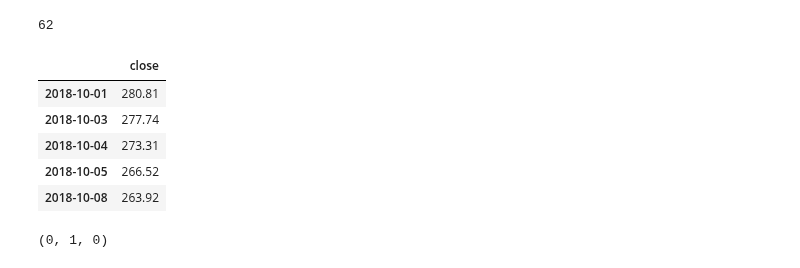
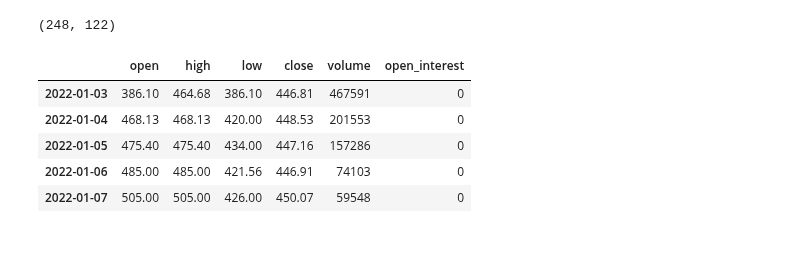
Before and after one commit to pagar22/laxmi-chit-fund, a Jupyter notebook: notebooks/arima.ipynb, the cells around one changed output. Saved outputs shown, nothing was run; the diff lists cells and outputs as text; code cells hidden in the pictures.

```diff
--- a/notebooks/arima.ipynb
+++ b/notebooks/arima.ipynb
@@ -18,33 +19,31 @@ from statsmodels.tsa.arima.model import ARIMA
 from sklearn.metrics import mean_absolute_error, mean_squared_error
 # %%
 exchange_token = "10939" # Nippon India ETF Nifty Next 50 Junior BeES
-quarter_end = "2019-03-31"
-quarter_start = "2019-01-01"
-one_year_rolling = (pd.to_datetime(quarter_start) - pd.DateOffset(months=3)).strftime("%Y-%m-%d")
-one_year_rolling
+quarter_end = "2023-06-30"
+quarter_start = "2023-01-01"
+quarter_prev = (pd.to_datetime(quarter_start) - pd.DateOffset(years=1)).strftime("%Y-%m-%d")
+quarter_prev
 
-params = {"start_date": one_year_rolling , "end_date": quarter_start}
+params = {"start_date": quarter_prev , "end_date": quarter_start}
 candles = requests.get(f"{BASE_URL}/tickers/{exchange_token}/candles", params=params).json()
-len(candles)
+actual_candles = requests.get(f"{BASE_URL}/tickers/{exchange_token}/candles", params={"start_date": quarter_start, "end_date": quarter_end}).json()
+len(candles), len(actual_candles)
 # %% [output]
-62
+(248, 122)
 # %%
 df = pd.DataFrame.from_dict(candles, orient="index")
+df.index = pd.to_datetime(df.index)
+df_actual = pd.DataFrame.from_dict(actual_candles, orient="index")
+df_actual.index = pd.to_datetime(df_actual.index)
+
 df_close = df["close"].to_frame()
 df_close.head()
+
+df.head()
 # %% [output]
-|  | close |
-| 2018-10-01 | 280.81 |
-| 2018-10-03 | 277.74 |
-| 2018-10-04 | 273.31 |
-| 2018-10-05 | 266.52 |
-| 2018-10-08 | 263.92 |
+|  | open | high | low | close | volume | open_interest |
+| 2022-01-03 | 386.10 | 464.68 | 386.10 | 446.81 | 467591 | 0 |
+| 2022-01-04 | 468.13 | 468.13 | 420.00 | 448.53 | 201553 | 0 |
+| 2022-01-05 | 475.40 | 475.40 | 434.00 | 447.16 | 157286 | 0 |
+| 2022-01-06 | 485.00 | 485.00 | 421.56 | 446.91 | 74103 | 0 |
+| 2022-01-07 | 505.00 | 505.00 | 426.00 | 450.07 | 59548 | 0 |
-# %%
-def get_arima_params(closing_prices: pd.DataFrame):
-    model = auto_arima(closing_prices)
-    return model.get_params()["order"]
-
-order = get_arima_params(df_close)
-order
-# %% [output]
-(0, 1, 0)
```
Also changed, not shown: parts of 13 cells of this notebook, 1 other file.
